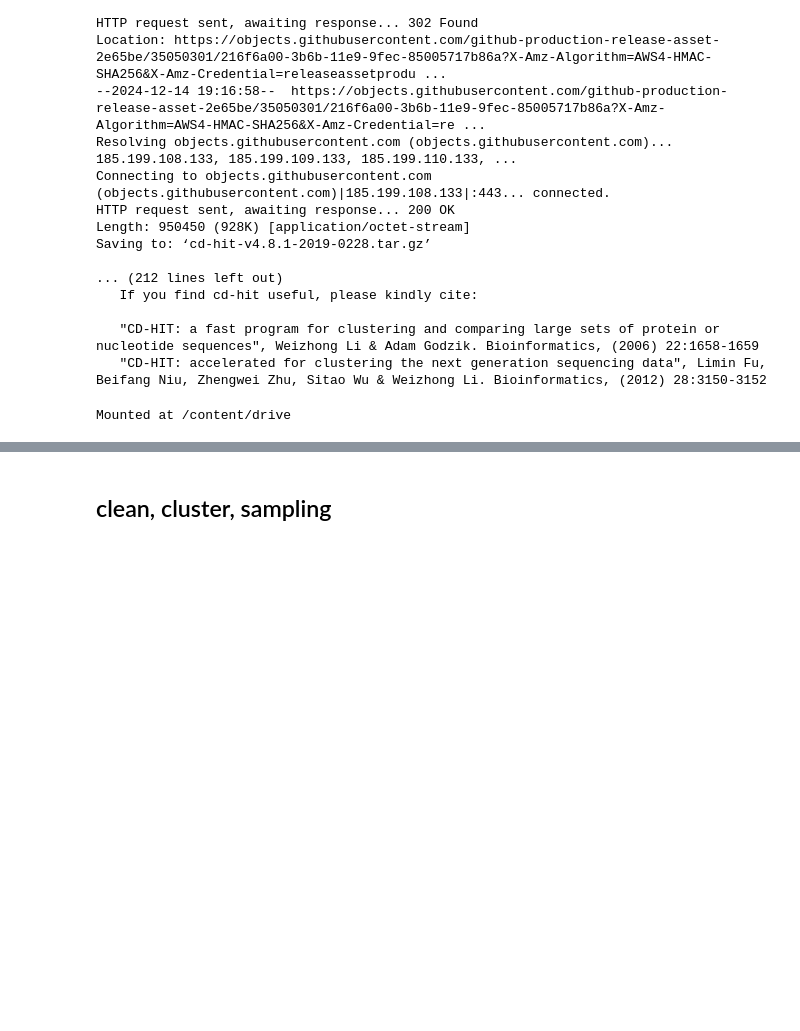
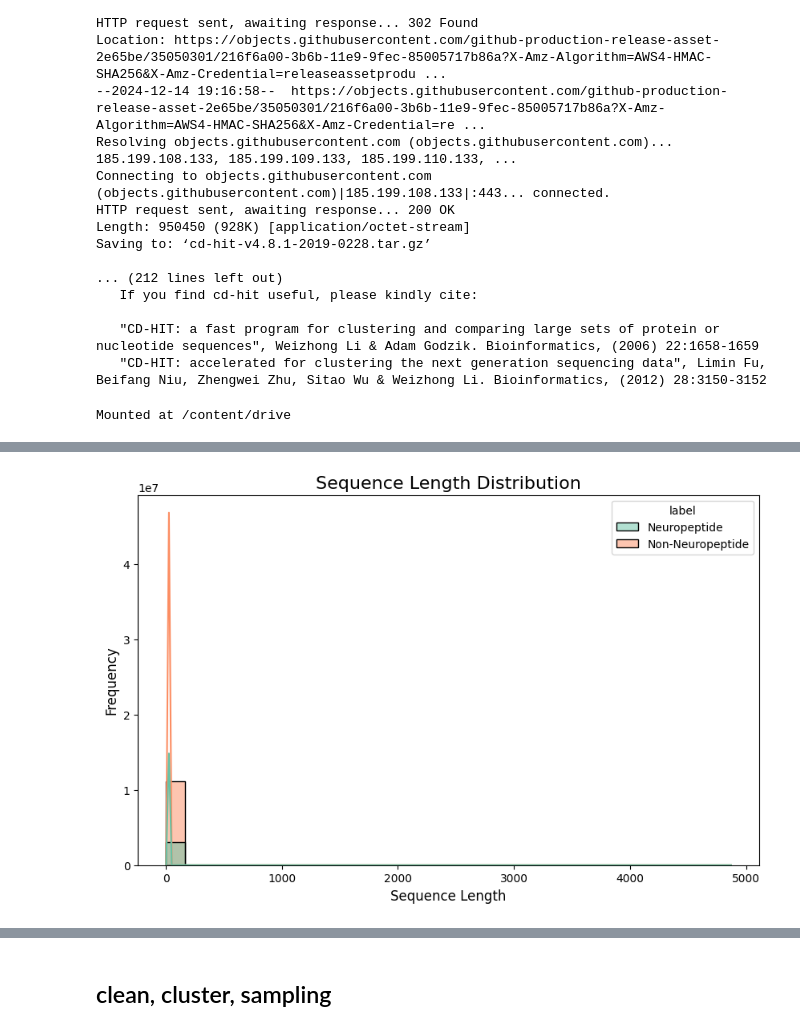
Before and after one commit to DRepresser/NeuroClassify, a Jupyter notebook: preprocess_and_EDA.ipynb, the cells around one changed output, grey strips where cells are left out. Saved outputs shown, nothing was run; the diff lists cells and outputs as text; code cells hidden in the pictures; blank space fills up the shorter version.

```diff
--- a/preprocess_and_EDA.ipynb
+++ b/preprocess_and_EDA.ipynb
@@ -40,0 +80,9 @@ from Bio import SeqIO
+# %%
+plt.figure(figsize=(10, 6))
+sns.histplot(data=df, x='length', hue='label', kde=True, bins=30, palette='Set2')
+plt.title("Sequence Length Distribution", fontsize=16)
+plt.xlabel("Sequence Length", fontsize=12)
+plt.ylabel("Frequency", fontsize=12)
+plt.show()
+# %% [output]
+[figure, added]
```
Also changed, not shown: parts of 7 cells of this notebook.
